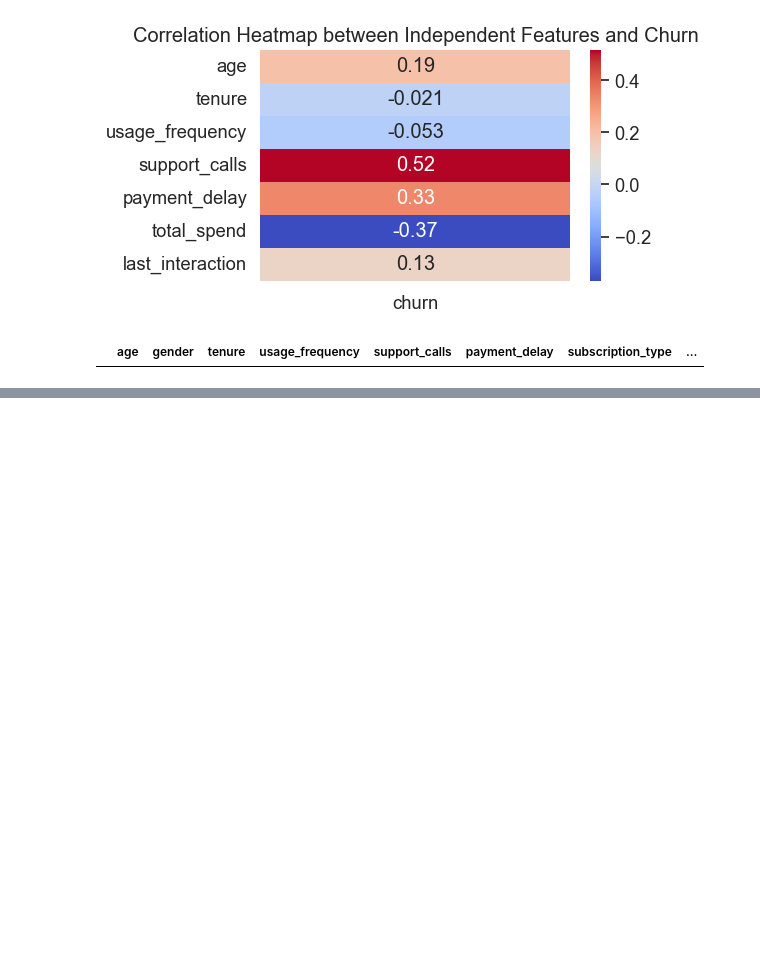
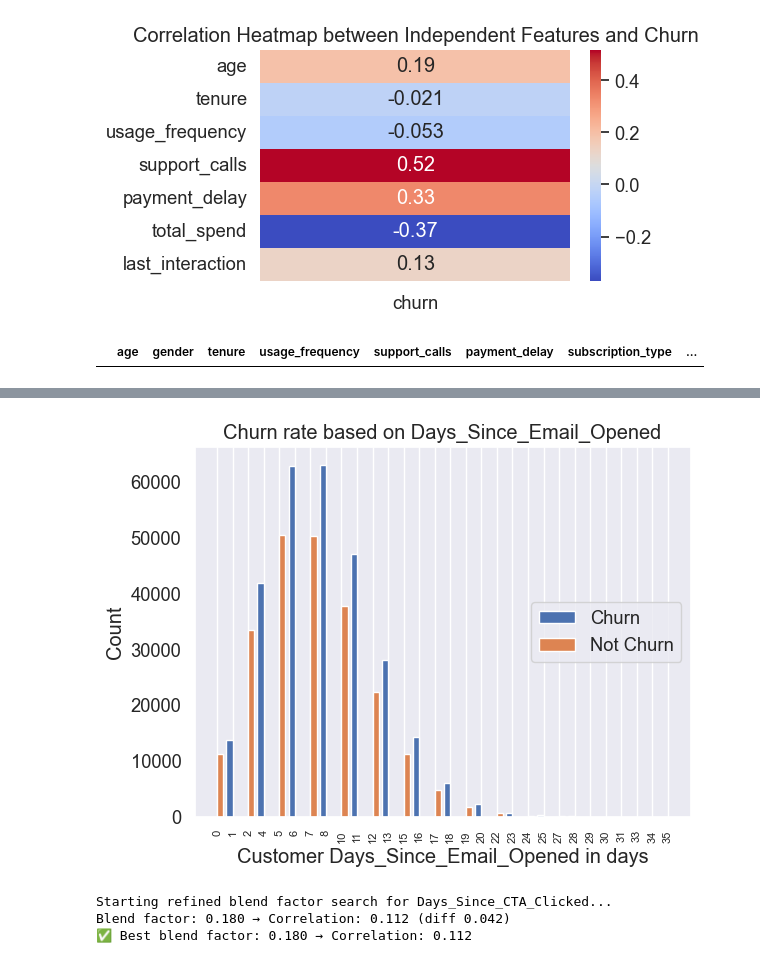
Before and after one commit to riche-cohorted/cohorted-pilot-project, a Jupyter notebook: cohorted-pilot-project/Main.ipynb, the cells around one changed output, grey strips where cells are left out. Saved outputs shown, nothing was run; the diff lists cells and outputs as text; code cells hidden in the pictures; blank space fills up the shorter version.

```diff
--- a/cohorted-pilot-project/Main.ipynb
+++ b/cohorted-pilot-project/Main.ipynb
@@ -582,0 +834,78 @@ Missing values were dropped pre EDA because there was just a single row of missi
+# %%
+# Are there any noticeable trends in Days_Since_Email_Opened among customers who churned?
+
+filtered = df.groupby(['Days_Since_Email_Opened', 'churn']).size().unstack()
+
+X = list(filtered.index)
+churn_0 = list(filtered.iloc[:, 0])
+churn_1 = list(filtered.iloc[:, 1])
+
+X_axis = np.arange(len(X))
+
+plt.bar(X_axis - 0.2, churn_1, 0.4, label='Churn')
+plt.bar(X_axis + 0.2, churn_0, 0.4, label='Not Churn')
+
+plt.xticks(X_axis, X, rotation=90, fontsize=8)  # Set smaller font size here
+plt.xlabel("Customer Days_Since_Email_Opened in days")
+plt.ylabel('Count')
+plt.title("Churn rate based on Days_Since_Email_Opened")
+plt.legend(loc='center right')
+plt.grid(axis='y')
+plt.show()
+# %% [output]
+[figure, added]
+# %%
+# Days_Since_CTA_Clicked - Poisson Distribution, 0 - 40, .07 Correlation with 'churn'
+
+# Ensure reproducibility
+np.random.seed(42)
+
+# Ensure 'churn' is present
+assert 'churn' in df.columns, "df must have a 'churn' column"
+n = len(df)
+
+target_corr = 0.07
+tolerance = 0.015
+best_diff = float('inf')
+best_scaled_days = None
+best_corr = None
+best_blend = None
+
+# Step 1: Generate base Poisson values and clip to range
+mean_days = 7  # low mean for clustering near 0
+base_days = np.random.poisson(lam=mean_days, size=n)
+base_days = np.clip(base_days, 0, 40)
+
+# Step 2: Normalize churn
+if df['churn'].nunique() <= 2:
+    churn_numeric = df['churn'].astype(float)
+else:
+    churn_numeric = zscore(df['churn'])
+
+print("Starting refined blend factor search for Days_Since_CTA_Clicked...")
+for blend_factor in np.arange(0.18, 0.40, 0.001):
+    blended = (1 - blend_factor) * zscore(base_days) + blend_factor * churn_numeric
+    scaled = np.round((blended - blended.min()) / (blended.max() - blended.min()) * 40)
+    scaled = scaled.clip(0, 40).astype(int)
+
+    corr = np.corrcoef(scaled, churn_numeric)[0, 1]
+
+    diff = abs(corr - target_corr)
+    if diff < best_diff:
+        best_diff = diff
+        best_scaled_days = scaled
+        best_corr = corr
+        best_blend = blend_factor
+        print(f"Blend factor: {blend_factor:.3f} → Correlation: {corr:.3f} (diff {diff:.3f})")
+        if diff <= tolerance:
+            break
+
+# Step 4: Assign best found to DataFrame
+df["Days_Since_CTA_Clicked"] = best_scaled_days
+
+# Step 5: Print final results
+print(f"✅ Best blend factor: {best_blend:.3f} → Correlation: {best_corr:.3f}")
+# %% [output]
+Starting refined blend factor search for Days_Since_CTA_Clicked...
+Blend factor: 0.180 → Correlation: 0.112 (diff 0.042)
+✅ Best blend factor: 0.180 → Correlation: 0.112
```
Also changed, not shown: parts of 19 cells of this notebook.
